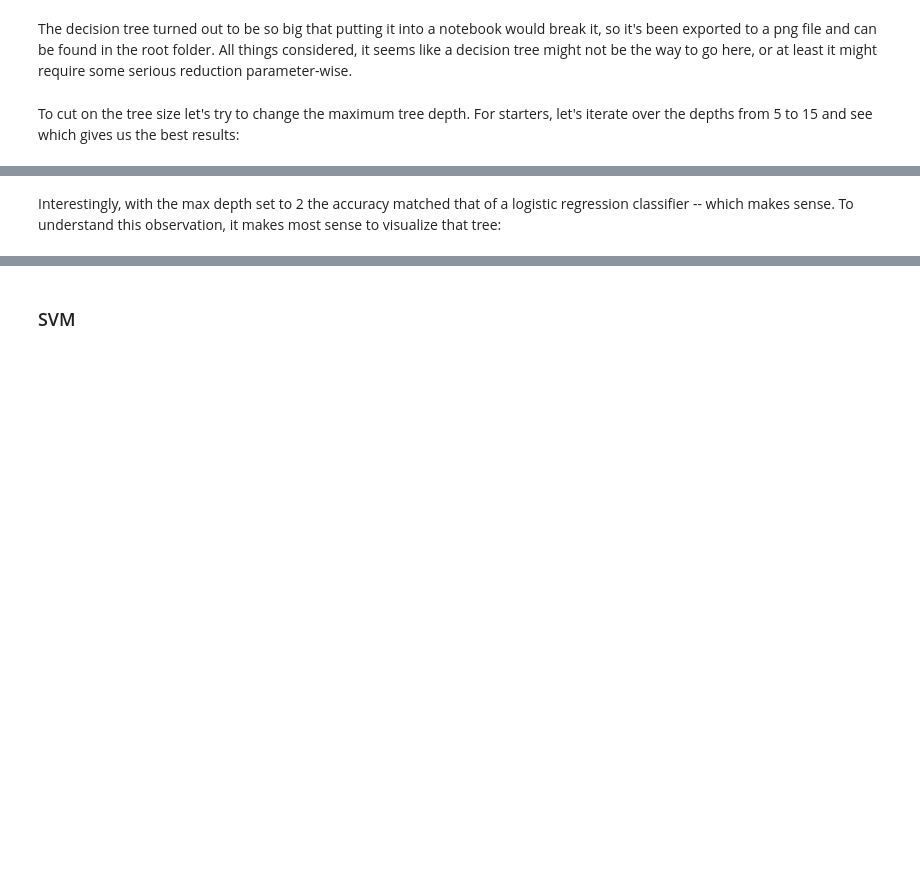
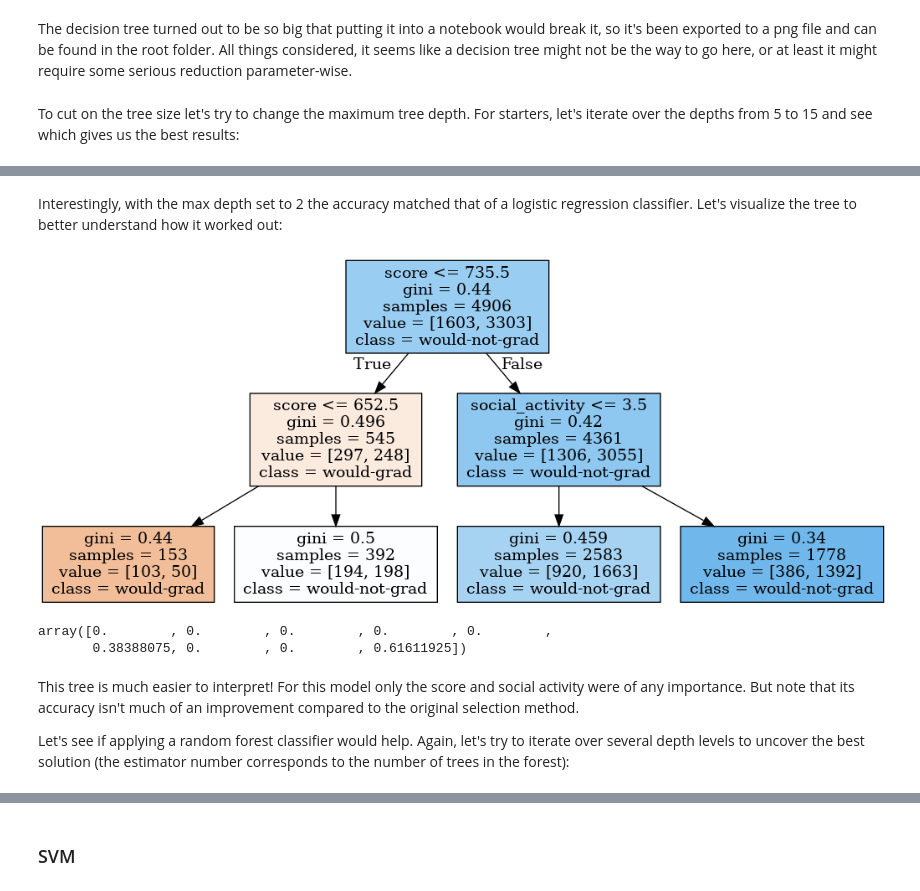
Before and after one commit to mkmozgawa/uni-student-recommendation, a Jupyter notebook: exploratory_data_analysis.ipynb, the cells around one changed output, grey strips where cells are left out. Saved outputs shown, nothing was run; the diff lists cells and outputs as text; code cells hidden in the pictures; blank space fills up the shorter version.

Commit message:
Add a pruned tree and a random forest implementation

```diff
--- a/exploratory_data_analysis.ipynb
+++ b/exploratory_data_analysis.ipynb
@@ -351,10 +357,21 @@ weighted avg       0.58      0.59      0.59      2103
 # %% [markdown]
-Interestingly, with the max depth set to 2 the accuracy matched that of a logistic regression classifier -- which makes sense. To understand this observation, it makes most sense to visualize that tree:
+Interestingly, with the max depth set to 2 the accuracy matched that of a logistic regression classifier. Let's visualize the tree to better understand how it worked out:
 # %%
 dtree_2 = DecisionTreeClassifier(max_depth=2)
 dtree_2.fit(X_train,y_train)
 predictions = dtree_2.predict(X_test)
 features = list(students.columns[:-1])
 graph_dtree_2 = tree.export_graphviz(dtree_2, out_file=None, feature_names=features, class_names=['would-grad', 'would-not-grad'], filled = True)
 graph_dtree_2 = pydotplus.graph_from_dot_data(graph_dtree_2)
-graph_dtree_2.write_png("tree_max_depth_2.png")
+Image(graph_dtree_2.create_png())
+# %% [output]
+[figure, added]
+# %%
+dtree_2.feature_importances_
+# %% [output]
+array([0.        , 0.        , 0.        , 0.        , 0.        ,
+       0.38388075, 0.        , 0.        , 0.61611925])
+# %% [markdown]
+This tree is much easier to interpret! For this model only the score and social activity were of any importance. But note that its accuracy isn't much of an improvement compared to the original selection method.
+
+Let's see if applying a random forest classifier would help. Again, let's try to iterate over several depth levels to uncover the best solution (the estimator number corresponds to the number of trees in the forest):
```
Also changed, not shown: parts of 7 cells of this notebook.
